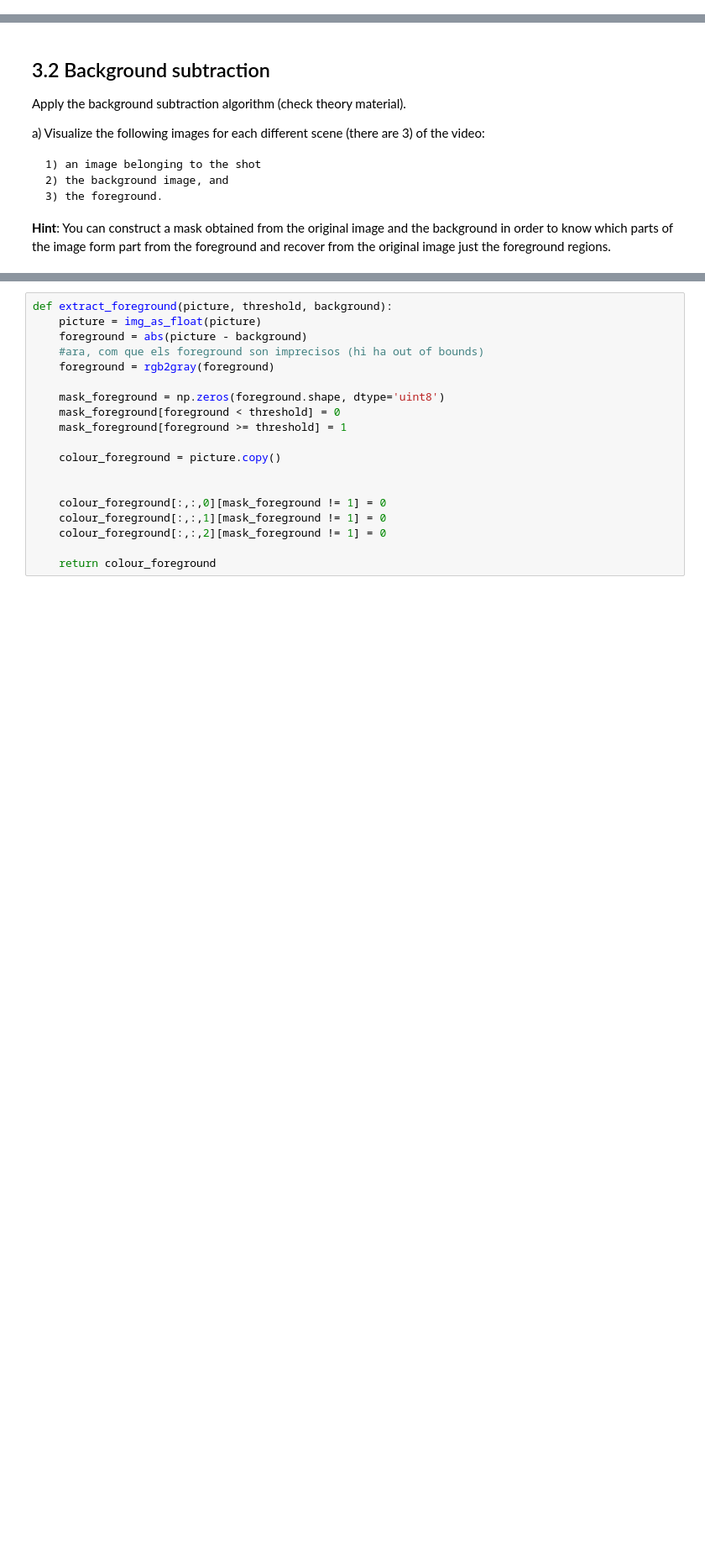
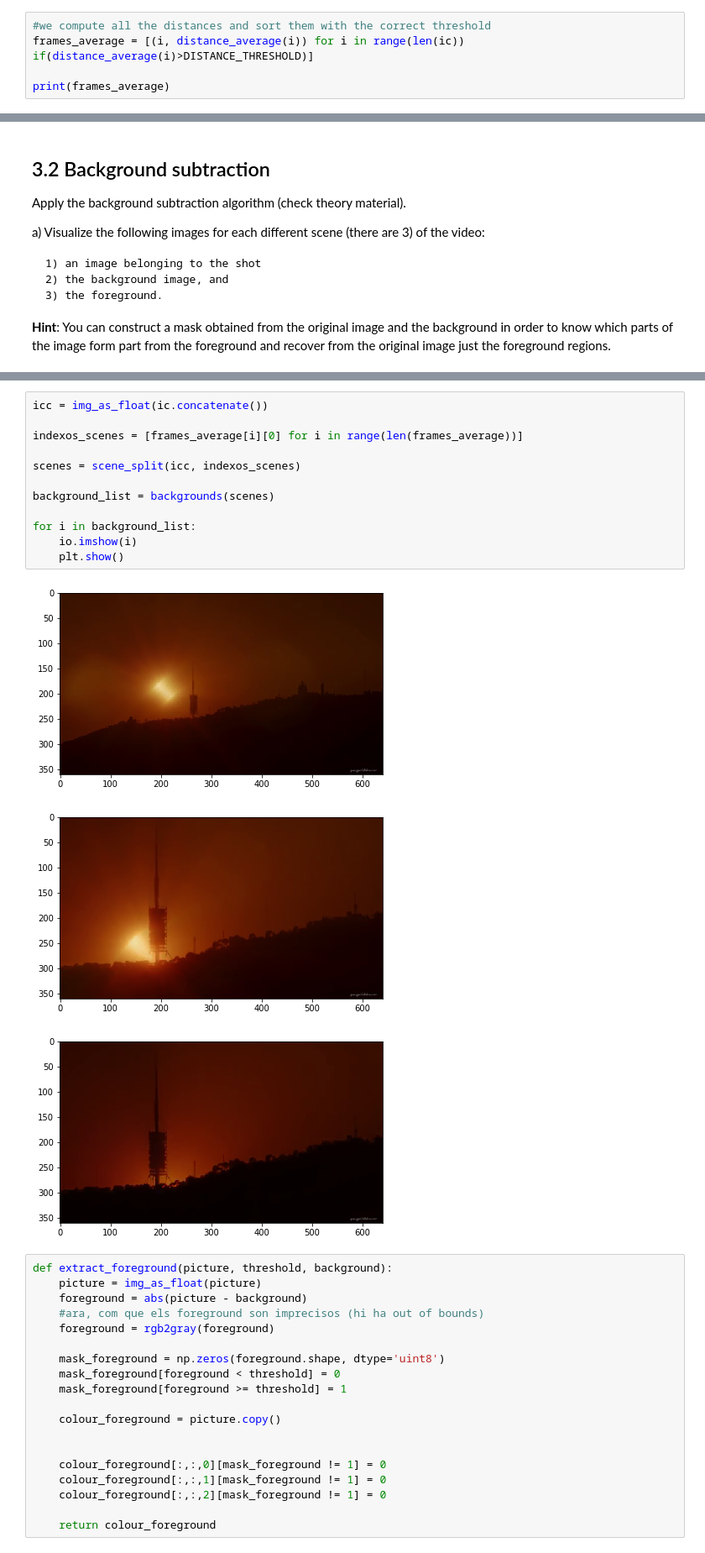
Before and after one commit to PauSolerValades/VA, a Jupyter notebook: Practica3/P3_1stPart/p3_1st_part_2solve.ipynb, the cells around one changed output, grey strips where cells are left out. Shown at 84% size. Saved outputs shown, nothing was run; the diff lists cells and outputs as text; blank space fills up the shorter version.

```diff
--- a/Practica3/P3_1stPart/p3_1st_part_2solve.ipynb
+++ b/Practica3/P3_1stPart/p3_1st_part_2solve.ipynb
@@ -225,0 +220,5 @@ print(frames_average)
+# %%
+#we compute all the distances and sort them with the correct threshold
+frames_average = [(i, distance_average(i)) for i in range(len(ic)) if(distance_average(i)>DISTANCE_THRESHOLD)]
+
+print(frames_average)
@@ -292,3 +278,19 @@ for i in median_list:
+# %%
+icc = img_as_float(ic.concatenate())
+
+indexos_scenes = [frames_average[i][0] for i in range(len(frames_average))]
+
+scenes = scene_split(icc, indexos_scenes)
+
+background_list = backgrounds(scenes)
+
+for i in background_list:
+    io.imshow(i)
+    plt.show()
+# %% [output]
+[figure, added]
+[figure, added]
+[figure, added]
 # %%
 def extract_foreground(picture, threshold, background):
     picture = img_as_float(picture)
```
Also changed, not shown: parts of 17 cells of this notebook.
